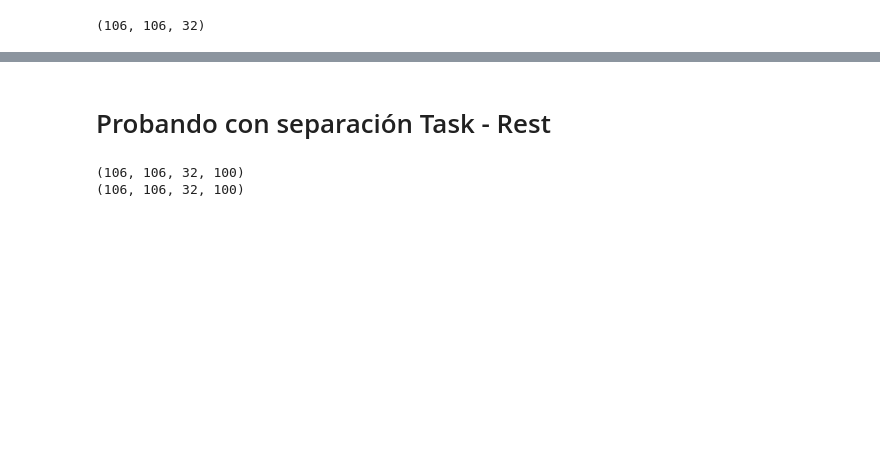
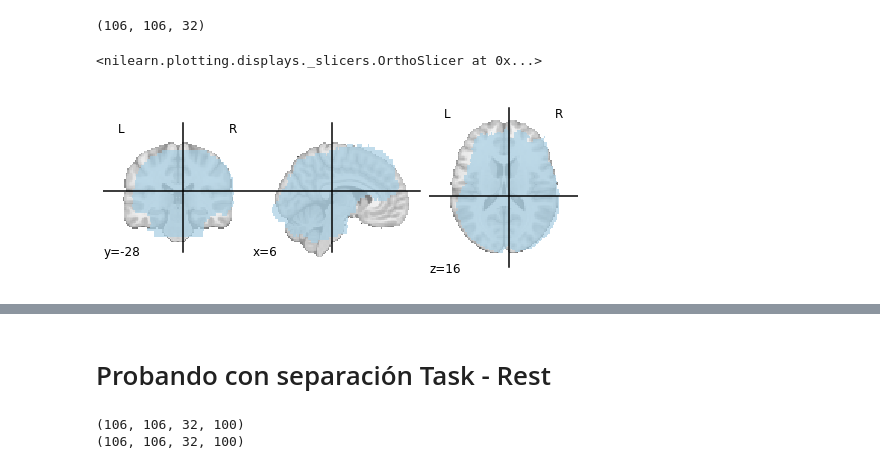
Before and after one commit to mrpotato180/final_project_neuroim, a Jupyter notebook: Notebook_fMRI.ipynb, the cells around one changed output, grey strips where cells are left out. Saved outputs shown, nothing was run; the diff lists cells and outputs as text; code cells hidden in the pictures; blank space fills up the shorter version.

```diff
--- a/Notebook_fMRI.ipynb
+++ b/Notebook_fMRI.ipynb
@@ -58,3 +63,9 @@ mask = masking.compute_epi_mask(mean_img) #mascara
 from dipy.io.image import load_nifti
 
 fmri_img, affine, img = load_nifti(subject_data , return_img=True)
+# %%
+from nilearn.plotting import plot_roi
+plot_roi(mask, cmap='Paired')
+# %% [output]
+<nilearn.plotting.displays._slicers.OrthoSlicer at 0x...>
+[figure, added]
```
Also changed, not shown: parts of 10 cells of this notebook.
